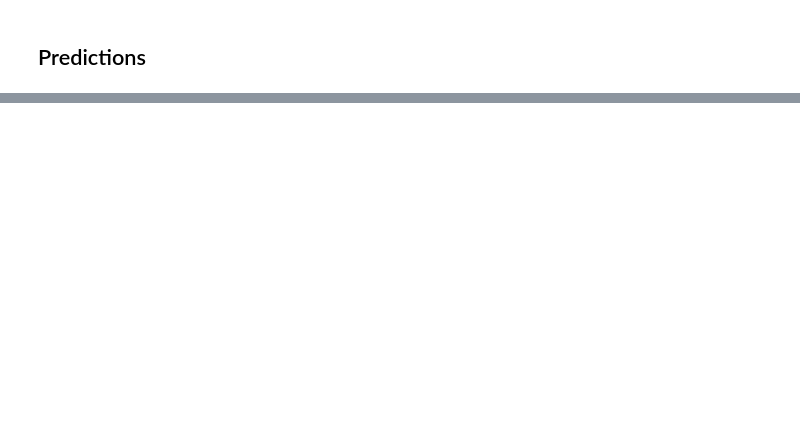
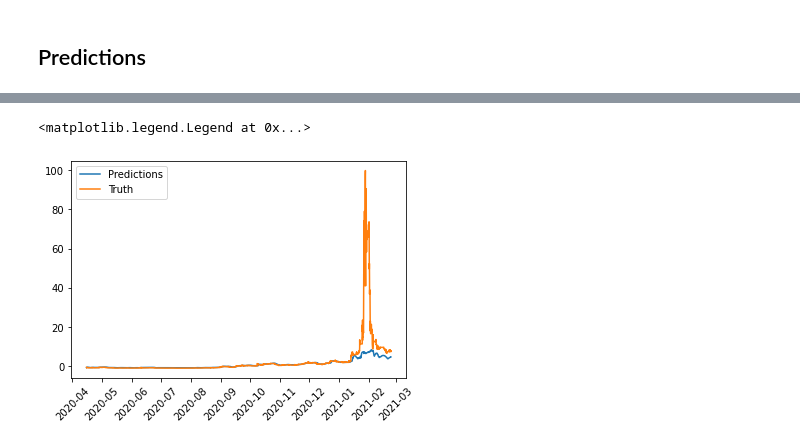
Before and after one commit to brijow/foobar-gamestop, a Jupyter notebook: notebooks/scratchboard.ipynb, the cells around one changed output, grey strips where cells are left out. Cells and saved outputs as stored; diff of their text form; code cells hidden in the pictures; blank space fills up the shorter version.

```diff
--- a/notebooks/scratchboard.ipynb
+++ b/notebooks/scratchboard.ipynb
@@ -58,11 +42,13 @@ train_data
 # extract timestamps for visualization
 train_datetime_list = list(train_data.index)
 target_datetime_list = list(short_squeeze_data.index)
+gamestop_datetime_list = list(gamestop_data.index)
 
 # reordering the columns: put the prediction column to the last column
 cols = ['open_price', 'high-price', 'low-price', 'volume','close_price']
 df_train = train_data[cols]
 df_target = short_squeeze_data[cols]
+df_gamestop = gamestop_data[cols]
 
 # check the df column types to ensure they have correct types
 print(df_train.dtypes)
@@ -352,0 +357,32 @@ np.mean(losses)
+# %%
+# saving prediciton result as csv file for the entire dataset
+truth, predictions, losses = [], [], []
+device = torch.device("cpu")
+criterion = nn.MSELoss(reduction='sum').to(device)
+model.to(device)
+
+X_test, y_test = gamestop_seq
+test_set_size = X_test.size(0)
+
+res = df_gamestop.copy()
+res['predictions'] = np.nan
+res['loss'] = np.nan
+
+with torch.no_grad():
+    model.eval()
+    for i in range(test_set_size):
+        x_i = X_test[i:i+1]
+        y_i = y_test[i:i+1]
+        x_i.to(device)
+        y_i.to(device)
+        model.init_hidden(x_i.size(0), device)
+        y_pred = model(x_i)
+        loss = criterion(y_pred, y_i)
+        res.at[datetime_gamestop[i], 'predictions'] = y_pred.cpu().numpy().flatten()
+        res.at[datetime_gamestop[i], 'predictions'] = loss.item()
+        predictions.append(y_pred.cpu().numpy().flatten())
+        losses.append(loss.item())
+
+
+truth = y_test.cpu().numpy().flatten()
+predictions = np.array(predictions).flatten()
@@ -353,3 +391,11 @@ np.mean(losses)
+# %%
+plt.plot(datetime_gamestop,predictions, label="Predictions")
+plt.plot(datetime_gamestop, truth, label="Truth")
+plt.xticks(rotation=45)
+plt.legend()
+# %% [output]
+<matplotlib.legend.Legend at 0x...>
+[figure, added]
 # %%
 import os
 
```
Also changed, not shown: parts of 16 cells of this notebook, 1 other file.
